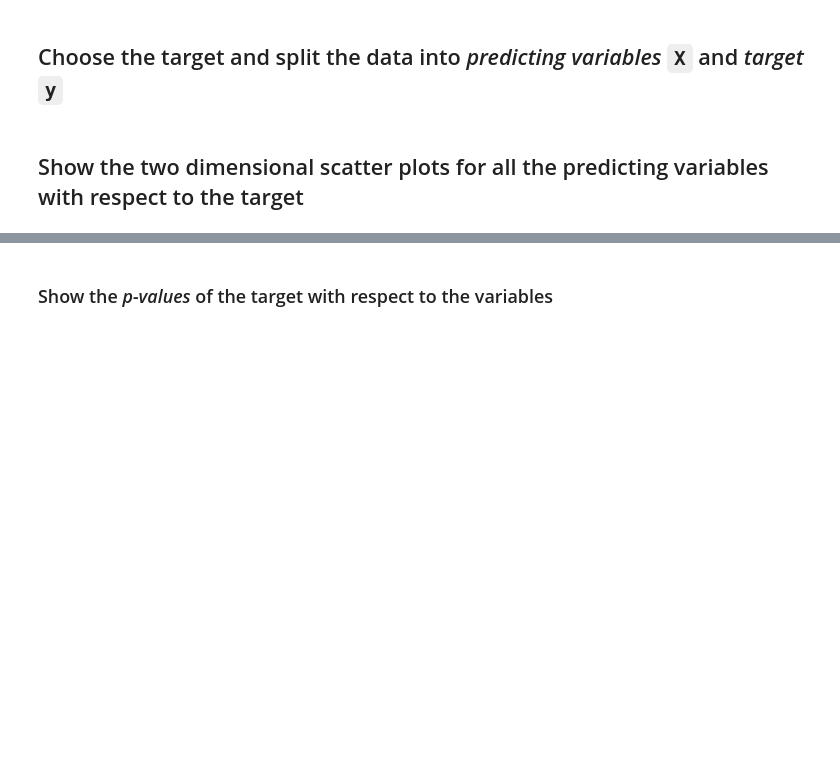
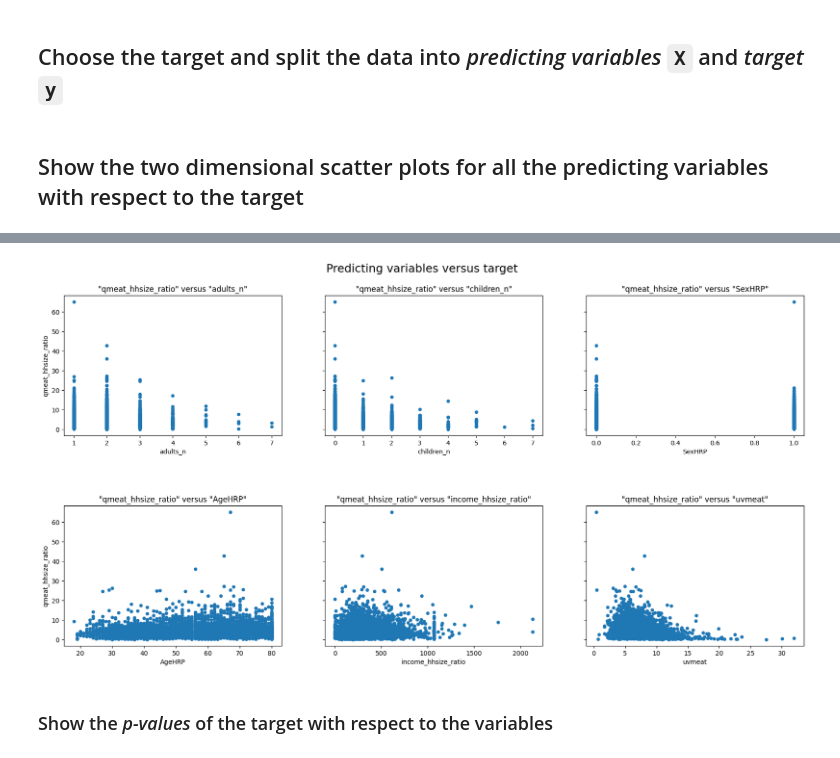
Before and after one commit to danielenapo/AI_unibo, a Jupyter notebook: machineLearning/lab3/linear_regression_example_FoodUK2014_nocode.ipynb, the cells around one changed output, grey strips where cells are left out. Cells and saved outputs as stored; diff of their text form; code cells hidden in the pictures; blank space fills up the shorter version.

```diff
--- a/machineLearning/lab3/linear_regression_example_FoodUK2014_nocode.ipynb
+++ b/machineLearning/lab3/linear_regression_example_FoodUK2014_nocode.ipynb
@@ -93,0 +88,4 @@ After dropping rows with nulls the dataset has 3446 rows
+# %%
+#drop rows with nulls
+df1 = df0.dropna() #function dropna() drops rows with nulls
+print("after dropping rows with nulls, the dataset has", df.shape[0], "rows")
@@ -98,3 +98,8 @@ After dropping rows with nulls the dataset has 3446 rows
       attributes
 - Generate two new columns as ratio of other columns
     - this is suggested by background information
+# %%
+#Transform SexHRP such that if male is 0, if female is 1
+df1['SexHRP']=df['SexHRP'].replace({'Male':0, 'Female':1})
+df1['qmeat_hhsize_ratio'] = df1['qmeat']/df1['hhsize']
+df1['income_hhsize_ratio'] = df1['income']/df1['hhsize']
@@ -112,5 +125,12 @@ This is suggested by background information
+# %%
+df = df1[['adults_n', 'children_n', 'SexHRP', 'AgeHRP'
+        , 'qmeat_hhsize_ratio', 'income_hhsize_ratio', 'uvmeat']]
 # %% [markdown]
 ## Choose the target and split the data into *predicting variables* `X` and *target* `y`
+# %%
+target = 'qmeat_hhsize_ratio'
+X = df.drop(target, axis=1)
+y = df[target]
 # %% [markdown]
 ## Show the two dimensional scatter plots for all the predicting variables with respect to the target
 # %%
@@ -125,2 +142,13 @@ figheigth = nrows*5
+# %%
+fig, axs = plt.subplots(nrows=nrows, ncols=ncols, figsize=(figwidth, figheigth),sharey=True)
+plt.subplots_adjust(hspace=0.5)
+fig.suptitle("Predicting variables versus target", fontsize=18, y=0.95)
+
+for c, ax in zip(df.drop(target,axis=1).columns,axs.ravel()):
+    df.sort_values(by=c).plot.scatter(x=c,y=target
+                                    , title = '"{}" versus "{}"'.format(target,c)
+                                    , ax=ax)
+# %% [output]
+[figure, added]
 # %% [markdown]
 ### Show the *_p-values_* of the target with respect to the variables
```
Also changed, not shown: parts of 41 cells of this notebook, 2 other files.
